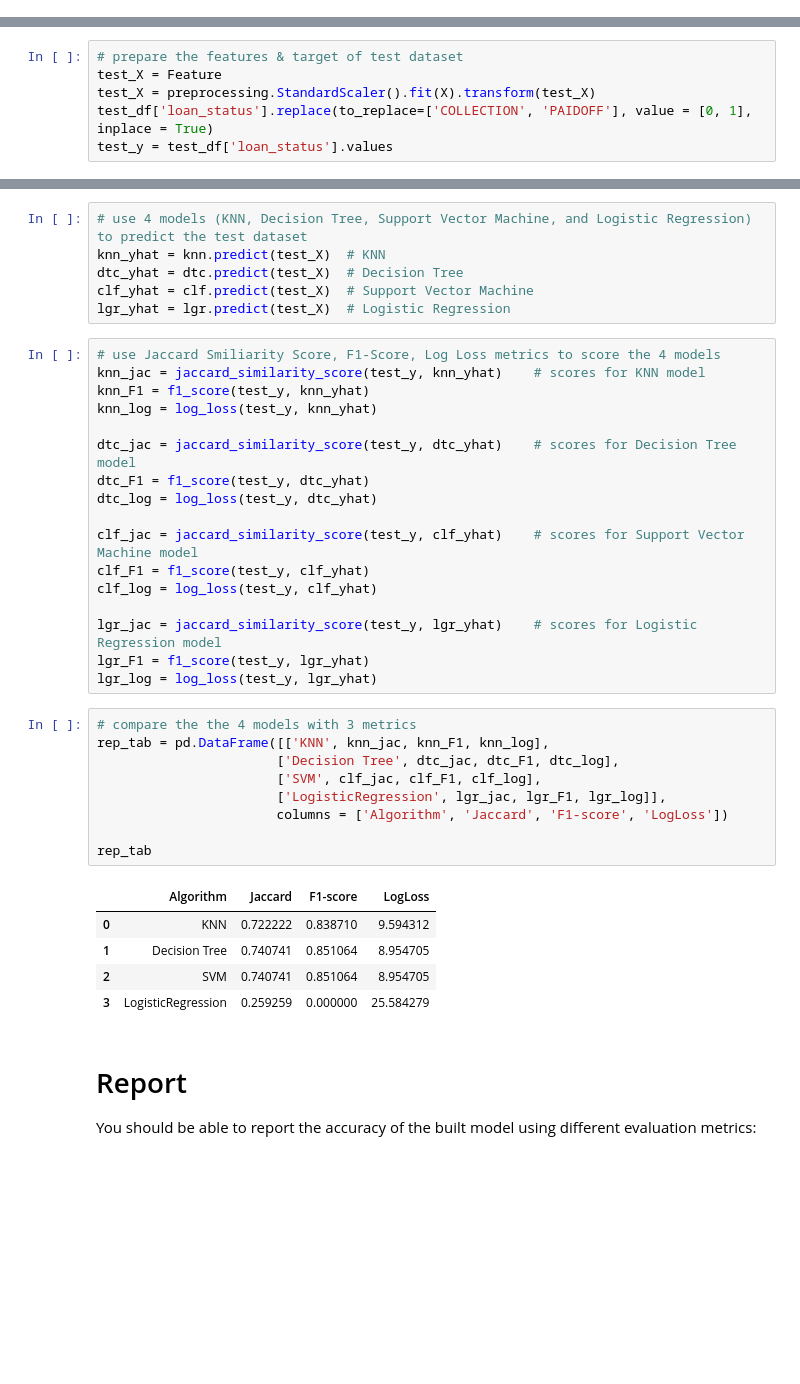
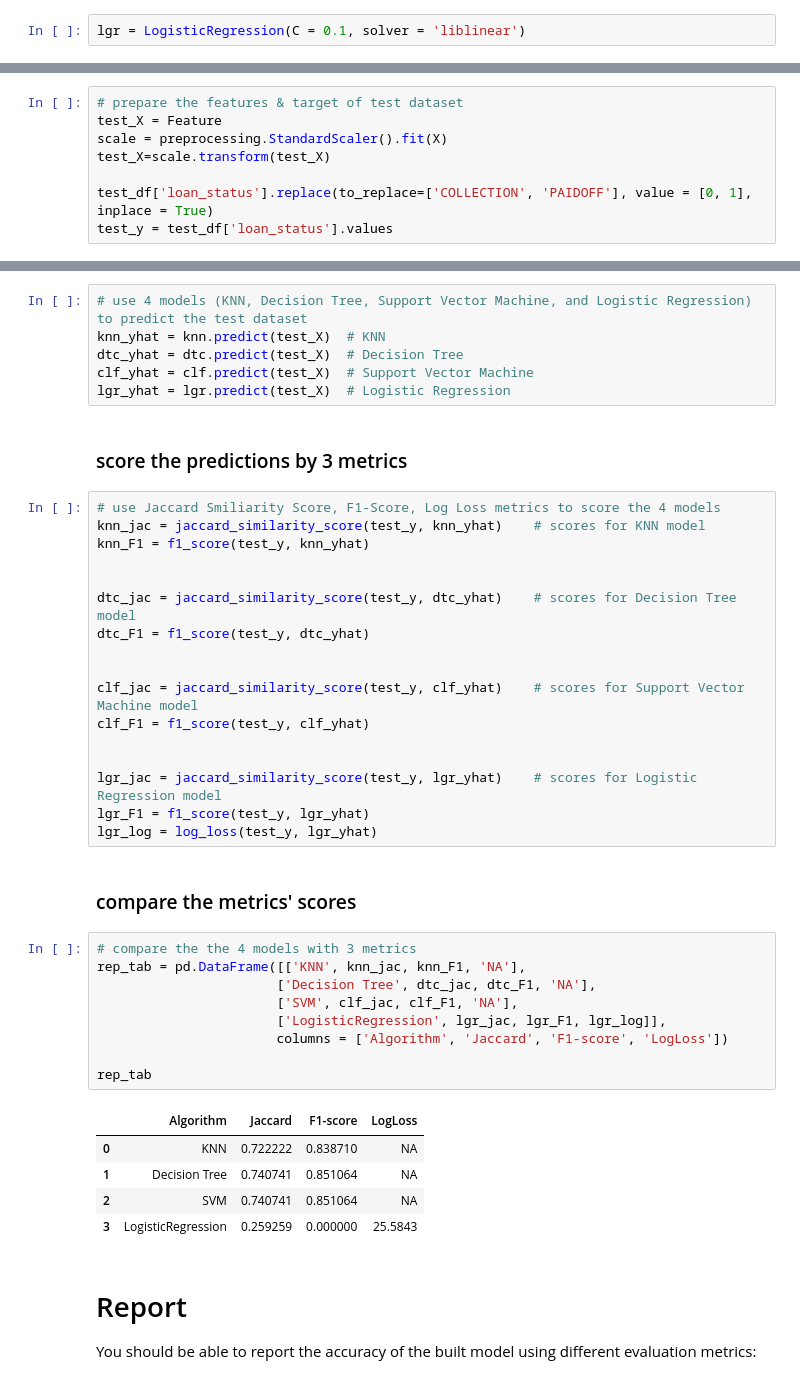
Before and after one commit to yong21/coursera-capstone-projects, a Jupyter notebook: Loans_applications.ipynb, the cells around one changed output, grey strips where cells are left out. Drawn from its saved outputs; the diff is of its cells as text; blank space fills up the shorter version.

```diff
--- a/Loans_applications.ipynb
+++ b/Loans_applications.ipynb
@@ -332,3 +316,5 @@ lgr = LogisticRegression()
+# %%
+lgr = LogisticRegression(C = 0.1, solver = 'liblinear')
 # %%
 lgr.fit(X, y)
 # %% [output]
@@ -386,6 +376,8 @@ Feature.drop(['Master or Above'], axis = 1,inplace=True)
 # %%
 # prepare the features & target of test dataset
 test_X = Feature
-test_X = preprocessing.StandardScaler().fit(X).transform(test_X)
+scale = preprocessing.StandardScaler().fit(X)
+test_X=scale.transform(test_X)
+
 test_df['loan_status'].replace(to_replace=['COLLECTION', 'PAIDOFF'], value = [0, 1], inplace = True)
 test_y = test_df['loan_status'].values
@@ -395,38 +389,42 @@ knn_yhat = knn.predict(test_X)  # KNN
 dtc_yhat = dtc.predict(test_X)  # Decision Tree
 clf_yhat = clf.predict(test_X)  # Support Vector Machine
 lgr_yhat = lgr.predict(test_X)  # Logistic Regression
+# %% [markdown]
+### score the predictions by 3 metrics
 # %%
 # use Jaccard Smiliarity Score, F1-Score, Log Loss metrics to score the 4 models
 knn_jac = jaccard_similarity_score(test_y, knn_yhat)    # scores for KNN model
 knn_F1 = f1_score(test_y, knn_yhat)
-knn_log = log_loss(test_y, knn_yhat)
+
 
 dtc_jac = jaccard_similarity_score(test_y, dtc_yhat)    # scores for Decision Tree model
 dtc_F1 = f1_score(test_y, dtc_yhat)
-dtc_log = log_loss(test_y, dtc_yhat)
+
 
 clf_jac = jaccard_similarity_score(test_y, clf_yhat)    # scores for Support Vector Machine model
 clf_F1 = f1_score(test_y, clf_yhat)
-clf_log = log_loss(test_y, clf_yhat)
+
 
 lgr_jac = jaccard_similarity_score(test_y, lgr_yhat)    # scores for Logistic Regression model
 lgr_F1 = f1_score(test_y, lgr_yhat)
 lgr_log = log_loss(test_y, lgr_yhat)
+# %% [markdown]
+### compare the metrics' scores
 # %%
 # compare the the 4 models with 3 metrics
-rep_tab = pd.DataFrame([['KNN', knn_jac, knn_F1, knn_log],
-                       ['Decision Tree', dtc_jac, dtc_F1, dtc_log],
-                       ['SVM', clf_jac, clf_F1, clf_log],
+rep_tab = pd.DataFrame([['KNN', knn_jac, knn_F1, 'NA'],
+                       ['Decision Tree', dtc_jac, dtc_F1, 'NA'],
+                       ['SVM', clf_jac, clf_F1, 'NA'],
                        ['LogisticRegression', lgr_jac, lgr_F1, lgr_log]],
                        columns = ['Algorithm', 'Jaccard', 'F1-score', 'LogLoss'])
 
 rep_tab
 # %% [output]
 |  | Algorithm | Jaccard | F1-score | LogLoss |
-| 0 | KNN | 0.722222 | 0.838710 | 9.594312 |
-| 1 | Decision Tree | 0.740741 | 0.851064 | 8.954705 |
-| 2 | SVM | 0.740741 | 0.851064 | 8.954705 |
-| 3 | LogisticRegression | 0.259259 | 0.000000 | 25.584279 |
+| 0 | KNN | 0.722222 | 0.838710 | NA |
+| 1 | Decision Tree | 0.740741 | 0.851064 | NA |
+| 2 | SVM | 0.740741 | 0.851064 | NA |
+| 3 | LogisticRegression | 0.259259 | 0.000000 | 25.5843 |
 # %% [markdown]
 # Report
 You should be able to report the accuracy of the built model using different evaluation metrics:
```
Also changed, not shown: parts of 8 cells of this notebook.
